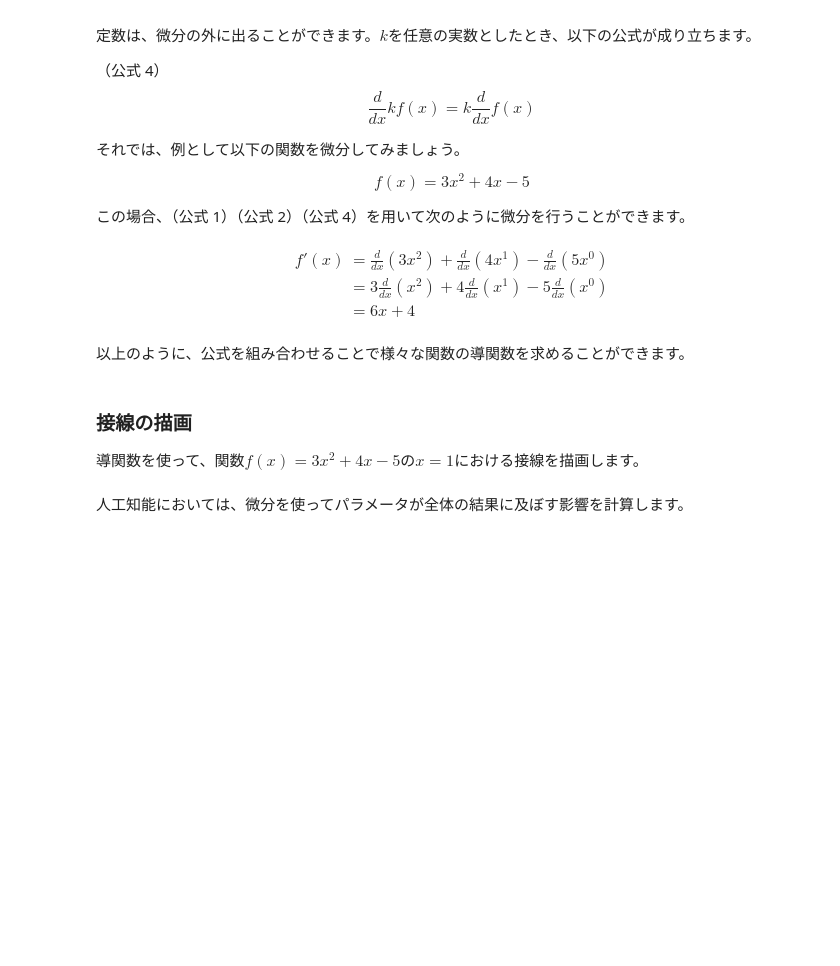
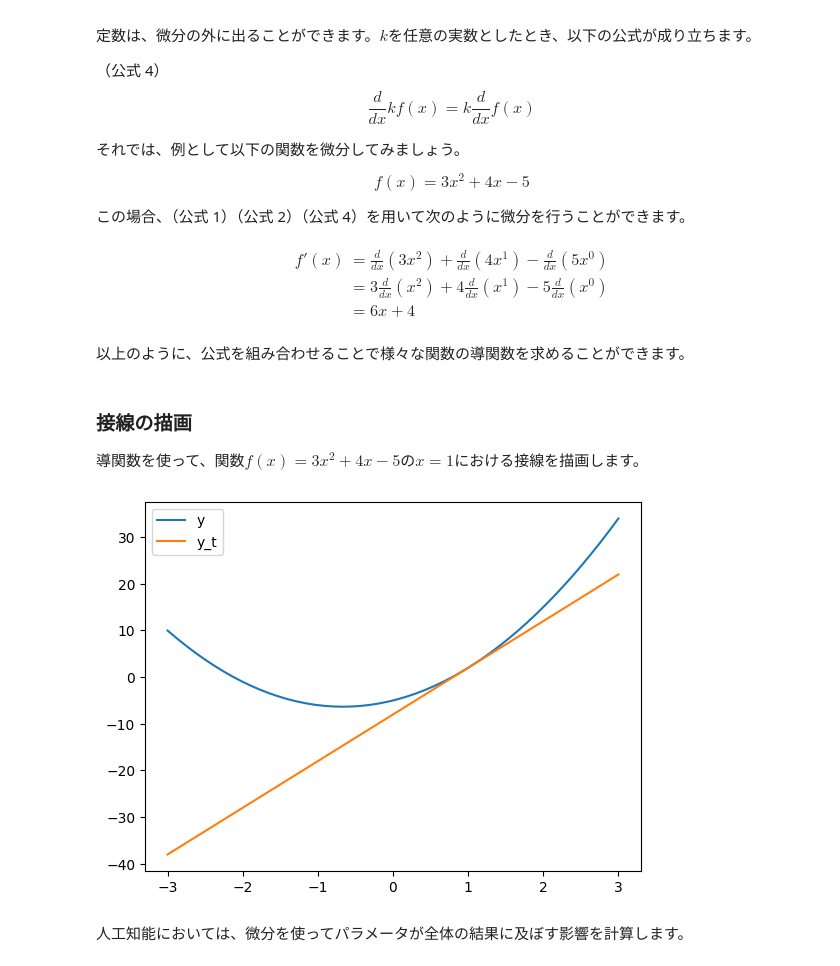
Before and after one commit to yuukimotai/UsedApart_PricePred, a Jupyter notebook: math_for_ai/Section_6/limit_lesson.ipynb, the cells around one changed output. Saved outputs shown, nothing was run; the diff lists cells and outputs as text; code cells hidden in the pictures; blank space fills up the shorter version.

```diff
--- a/math_for_ai/Section_6/limit_lesson.ipynb
+++ b/math_for_ai/Section_6/limit_lesson.ipynb
@@ -103,24 +103,26 @@ f'(x) & = \frac{d}{dx}(3x^2)+\frac{d}{dx}(4x^1)-\frac{d}{dx}(5x^0) \\
 # %%
 import numpy as np
 import matplotlib.pyplot as plt
 
 def my_func(x):
-    return
+    return 3*x**2 + 4*x - 5
 
 def my_func_dif(x):  # 導関数
-    return
+    return 6*x + 4
 
 x = np.linspace(-3, 3)
 y = my_func(x)
 
 a = 1
-y_t =   # x=1のときの接線
+y_t = my_func_dif(a)*x + my_func(a) - my_func_dif(a)*a # x=1のときの接線
 
 plt.plot(x, y, label="y")
 plt.plot(x, y_t, label="y_t")
 
 plt.legend()
 plt.show()
+# %% [output]
+[figure, added]
 # %% [markdown]
 人工知能においては、微分を使ってパラメータが全体の結果に及ぼす影響を計算します。
 # %% [markdown]
```
Also changed, not shown: parts of 1 cell of this notebook.
